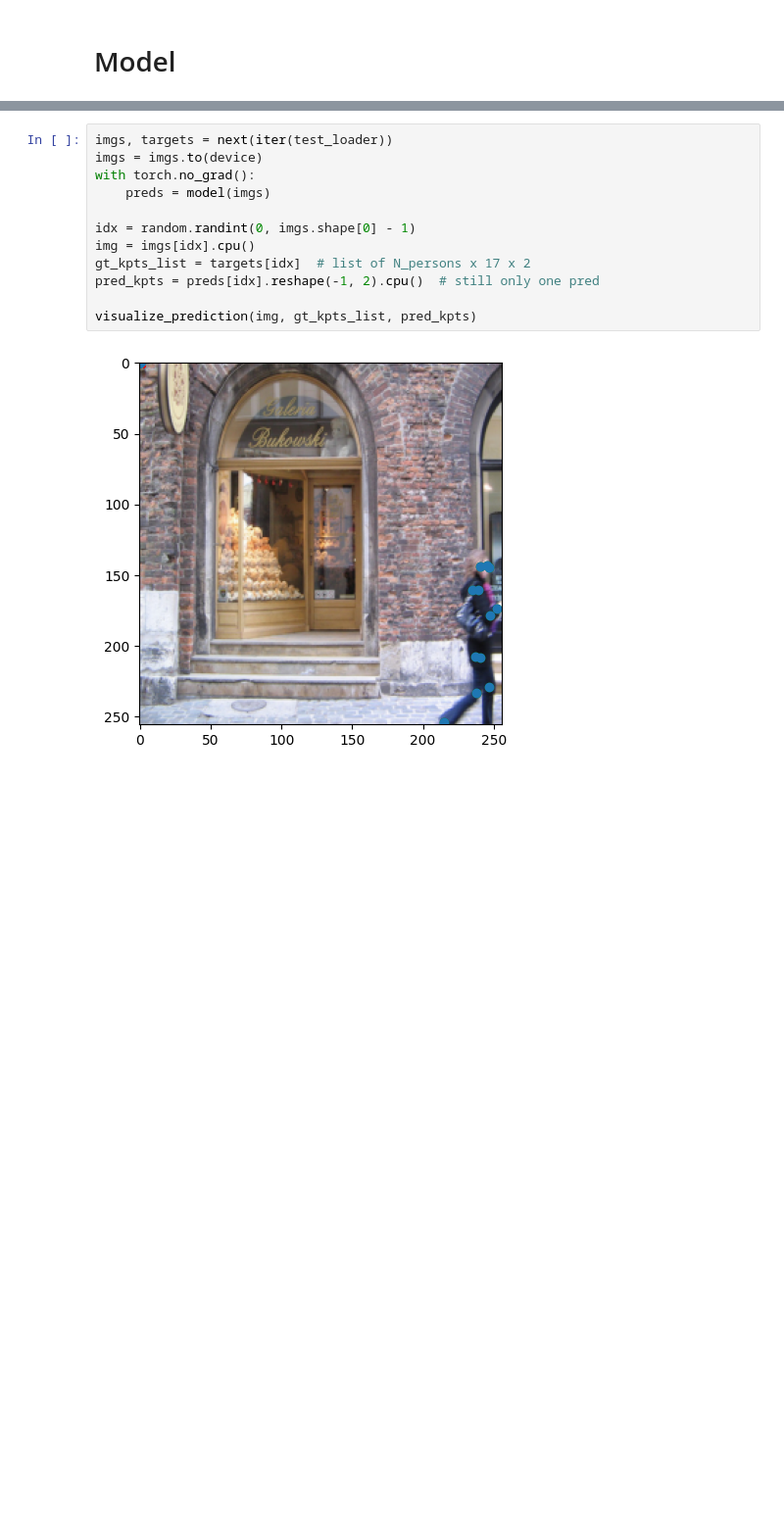
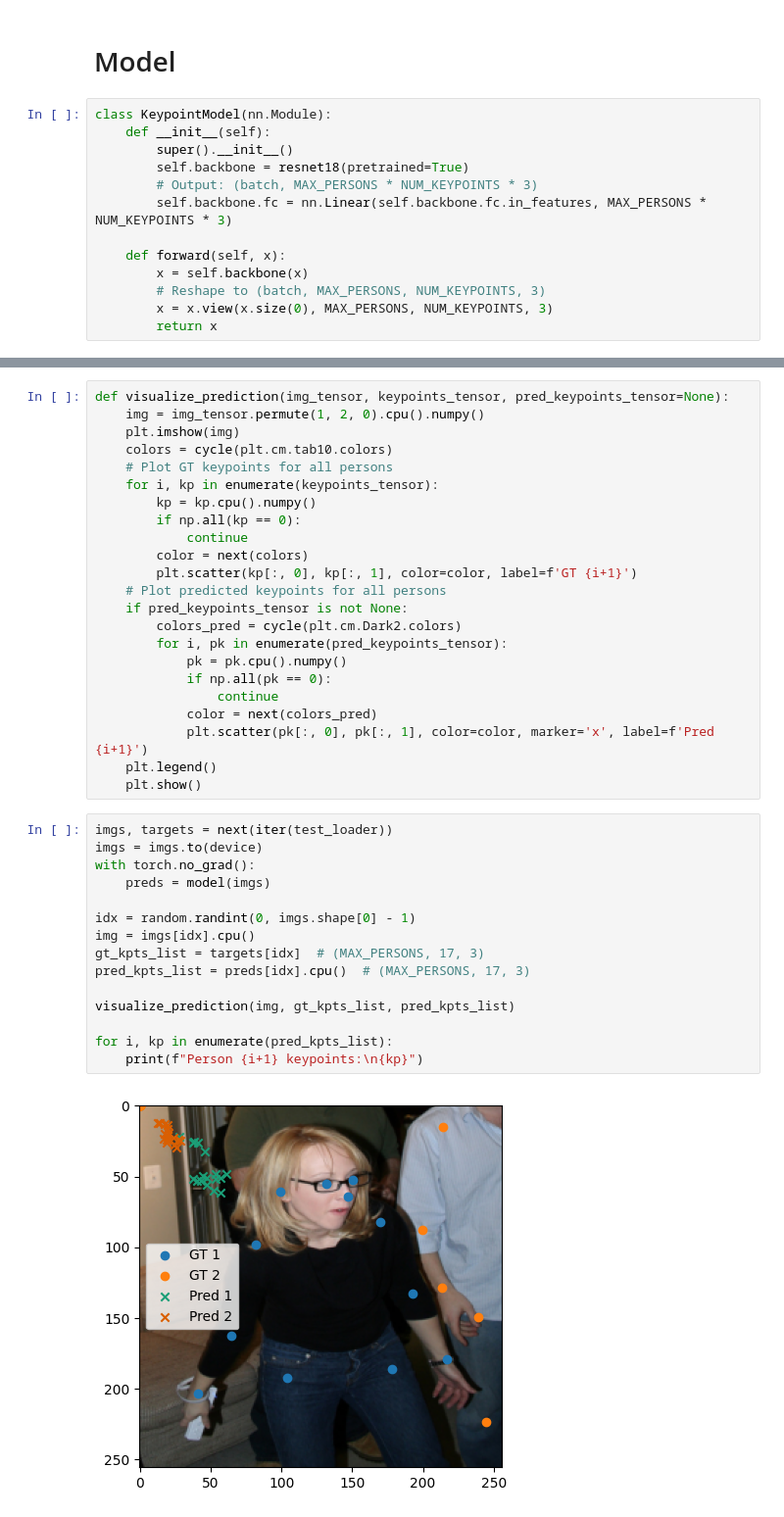
Before and after one commit to MaciejDengusiak/NN-Project, a Jupyter notebook: keypoints.ipynb, the cells around one changed output, grey strips where cells are left out. Shown: that part at 98% size. Drawn from its saved outputs; the diff is of its cells as text; blank space fills up the shorter version.

```diff
--- a/keypoints.ipynb
+++ b/keypoints.ipynb
@@ -171,3 +202,16 @@ visualize_prediction(img, gt_kpts)
 # %% [markdown]
 # Model
+# %%
+class KeypointModel(nn.Module):
+    def __init__(self):
+        super().__init__()
+        self.backbone = resnet18(pretrained=True)
+        # Output: (batch, MAX_PERSONS * NUM_KEYPOINTS * 3)
+        self.backbone.fc = nn.Linear(self.backbone.fc.in_features, MAX_PERSONS * NUM_KEYPOINTS * 3)
+
+    def forward(self, x):
+        x = self.backbone(x)
+        # Reshape to (batch, MAX_PERSONS, NUM_KEYPOINTS, 3)
+        x = x.view(x.size(0), MAX_PERSONS, NUM_KEYPOINTS, 3)
+        return x
 # %%
@@ -279,14 +309,40 @@ Epoch 3/3 | Train Loss: 219.0111 | Val Loss: 5337.4847
+# %%
+def visualize_prediction(img_tensor, keypoints_tensor, pred_keypoints_tensor=None):
+    img = img_tensor.permute(1, 2, 0).cpu().numpy()
+    plt.imshow(img)
+    colors = cycle(plt.cm.tab10.colors)
+    # Plot GT keypoints for all persons
+    for i, kp in enumerate(keypoints_tensor):
+        kp = kp.cpu().numpy()
+        if np.all(kp == 0):
+            continue
+        color = next(colors)
+        plt.scatter(kp[:, 0], kp[:, 1], color=color, label=f'GT {i+1}')
+    # Plot predicted keypoints for all persons
+    if pred_keypoints_tensor is not None:
+        colors_pred = cycle(plt.cm.Dark2.colors)
+        for i, pk in enumerate(pred_keypoints_tensor):
+            pk = pk.cpu().numpy()
+            if np.all(pk == 0):
+                continue
+            color = next(colors_pred)
+            plt.scatter(pk[:, 0], pk[:, 1], color=color, marker='x', label=f'Pred {i+1}')
+    plt.legend()
+    plt.show()
 # %%
 imgs, targets = next(iter(test_loader))
 imgs = imgs.to(device)
 with torch.no_grad():
     preds = model(imgs)
 
 idx = random.randint(0, imgs.shape[0] - 1)
 img = imgs[idx].cpu()
-gt_kpts_list = targets[idx]  # list of N_persons x 17 x 2
-pred_kpts = preds[idx].reshape(-1, 2).cpu()  # still only one pred
+gt_kpts_list = targets[idx]  # (MAX_PERSONS, 17, 3)
+pred_kpts_list = preds[idx].cpu()  # (MAX_PERSONS, 17, 3)
 
-visualize_prediction(img, gt_kpts_list, pred_kpts)
+visualize_prediction(img, gt_kpts_list, pred_kpts_list)
+
+for i, kp in enumerate(pred_kpts_list):
+    print(f"Person {i+1} keypoints:\n{kp}")
 # %% [output]
-[figure, old version]
+[figure, new version]
```
Also changed, not shown: parts of 21 cells of this notebook.
